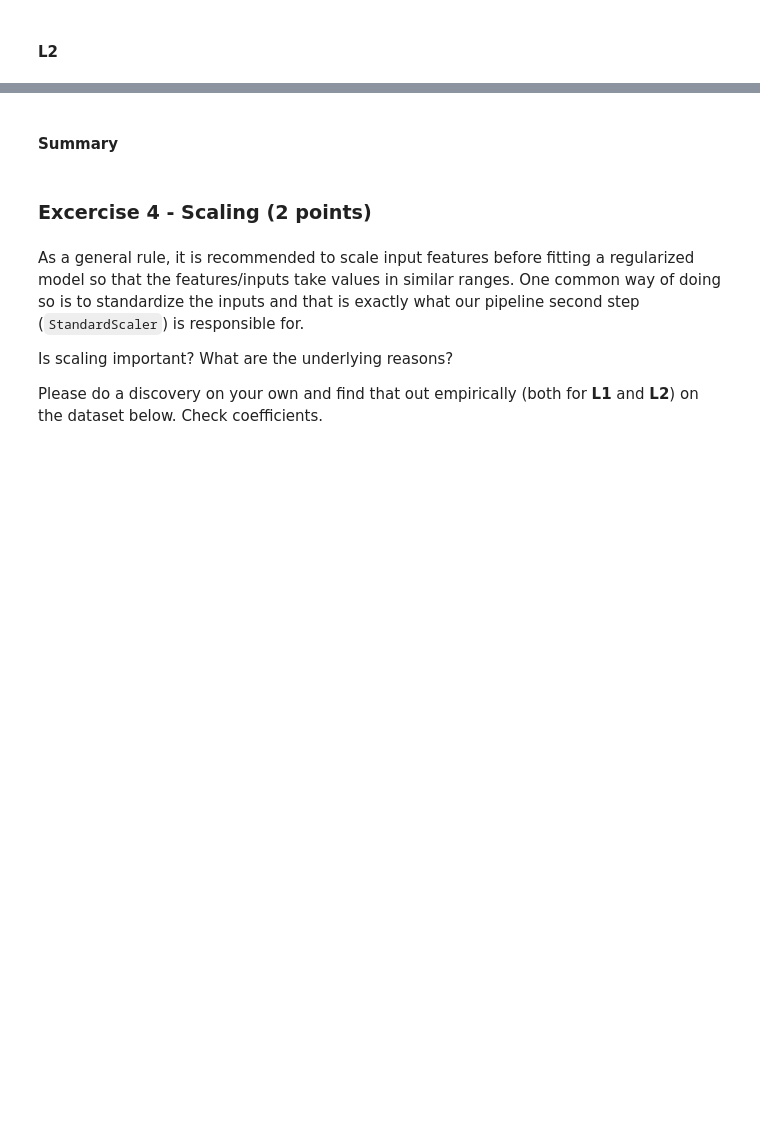
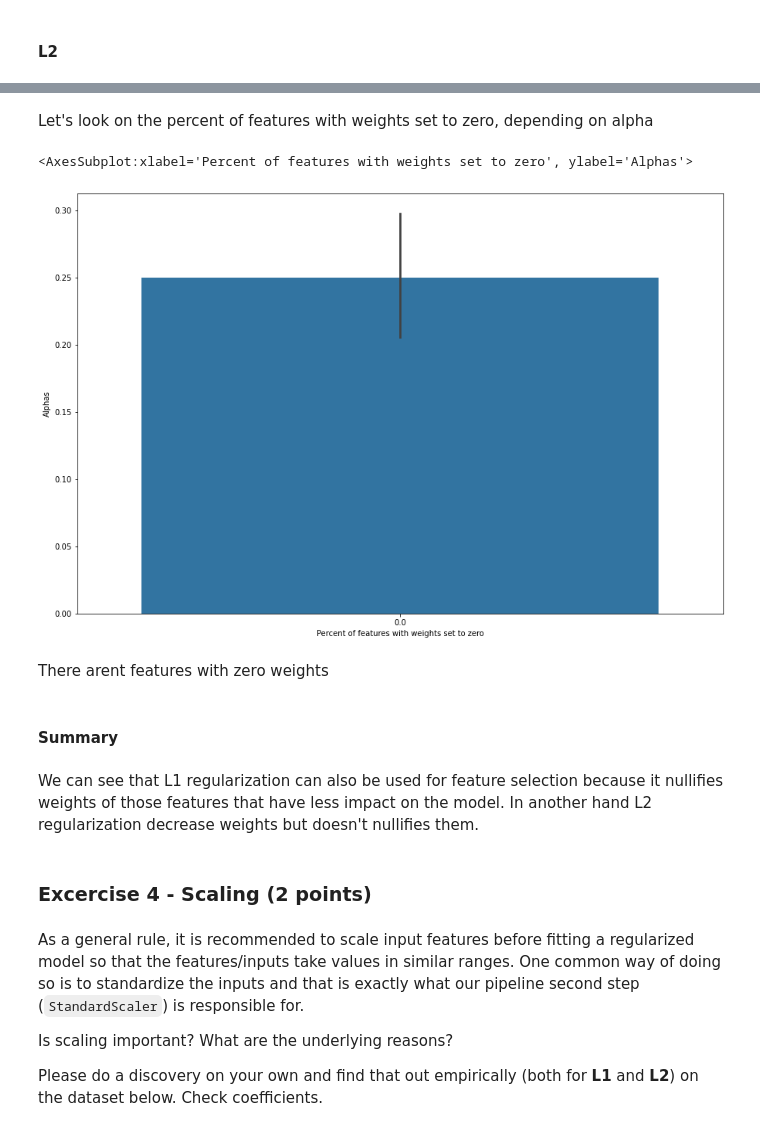
Before and after one commit to EvgenVer/RS_ml_course1, a Jupyter notebook: 4_overfitting_regularization/overfitting_regularization.ipynb, the cells around one changed output, grey strips where cells are left out. Saved outputs shown, nothing was run; the diff lists cells and outputs as text; code cells hidden in the pictures; blank space fills up the shorter version.

```diff
--- a/4_overfitting_regularization/overfitting_regularization.ipynb
+++ b/4_overfitting_regularization/overfitting_regularization.ipynb
@@ -567,2 +548,15 @@ avg_coef
+# %% [markdown]
+Let's look on the percent of features with weights set to zero, depending on alpha
+# %%
+per_zero_weights_L2 = [round(len(coef_l2[i][coef_l2[i]==0])/len(coef_l2[i])*100, 1) for i in range(len(coef_l2))]
+plt.figure(figsize=(15,10))
+plt.xlabel("Percent of features with weights set to zero")
+plt.ylabel("Alphas")
+sns.barplot(x=per_zero_weights_L2, y=ALPHAS, )
+# %% [output]
+<AxesSubplot:xlabel='Percent of features with weights set to zero', ylabel='Alphas'>
+[figure, added]
+# %% [markdown]
+There arent features with zero weights
 # %% [markdown]
 #### Summary
@@ -571,3 +563,5 @@ avg_coef
+# %% [markdown]
+We can see that L1 regularization can also be used for feature selection because it nullifies weights of those features that have less impact on the model. In another hand L2 regularization decrease weights but doesn't nullifies them.
 # %% [markdown]
 ### Excercise 4 - Scaling (2 points)
 # %% [markdown]
```
Also changed, not shown: parts of 25 cells of this notebook.
